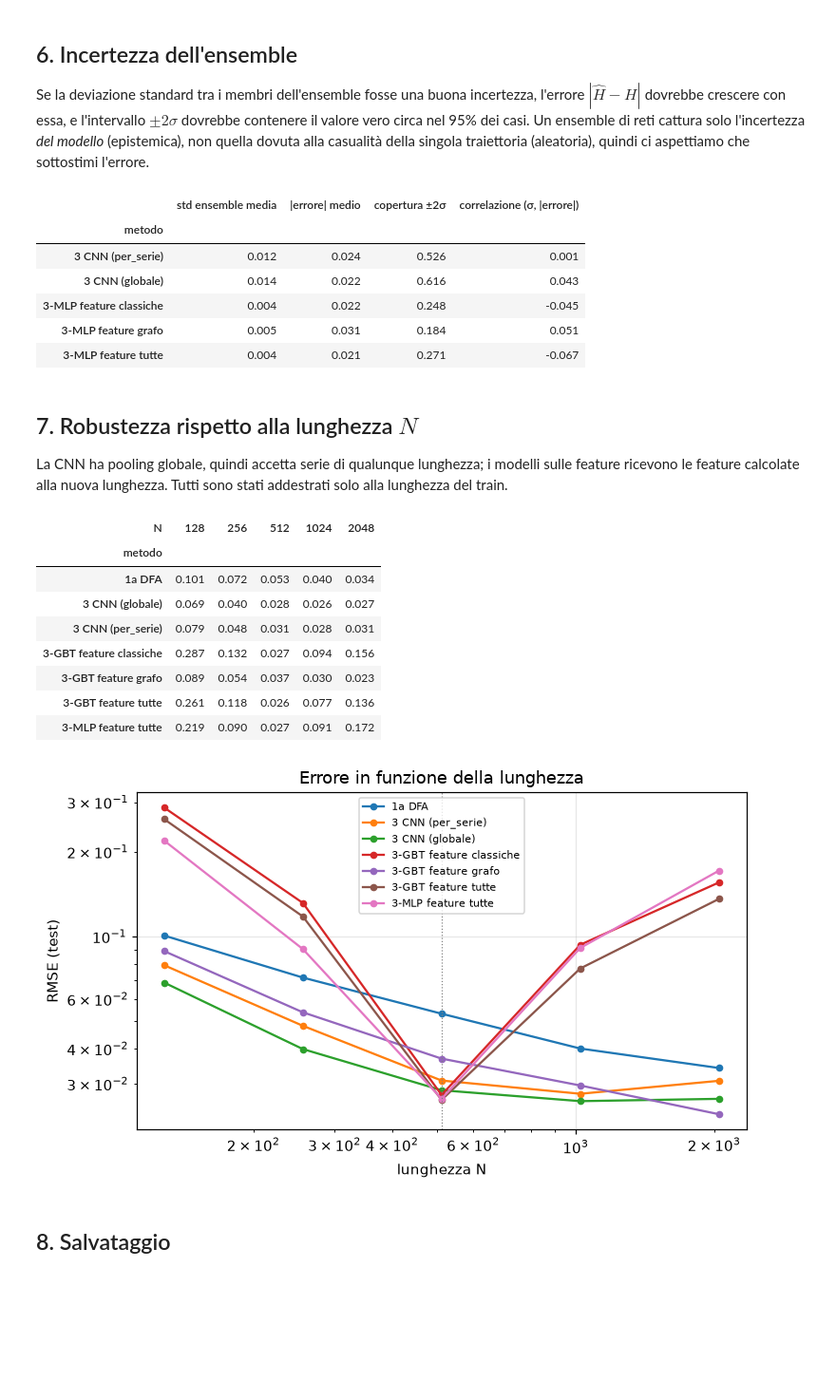
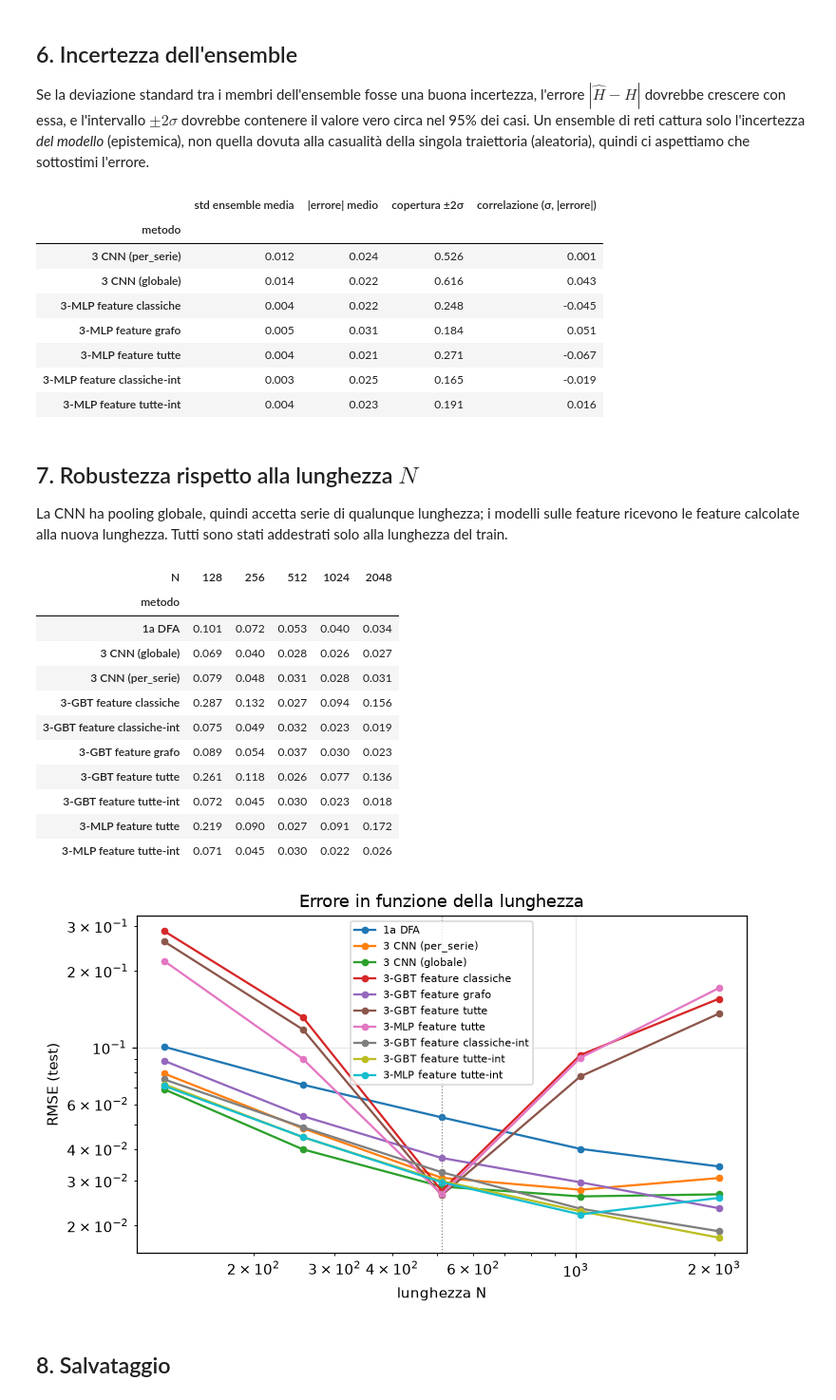
Before and after one commit to Arminas00/stochastic-ml, a Jupyter notebook: 03_cnn_e_feature.ipynb, the cells around one changed output. Shown at 95% size. Cells and saved outputs as stored; diff of their text form; code cells hidden in the pictures; blank space fills up the shorter version.

```diff
--- a/03_cnn_e_feature.ipynb
+++ b/03_cnn_e_feature.ipynb
@@ -201,17 +208,19 @@ Feature standardizzate con media e deviazione del **train** (valori mancanti →
 Due modelli, con lo stesso protocollo: **MLP** (rete densa, ensemble di `N_SEEDS` seed) e
 **gradient boosting** (`HistGradientBoostingRegressor` di scikit-learn, deterministico: un solo modello).
 # %%
-def feature_matrix(f, group):
-    classic = np.column_stack([f["dfa"], f["rs"], f["logF"], f["logRS"]])
-    if group == "classiche":
-        return classic
+def feature_matrix(f, X, group):
     if group == "grafo":
         return f["graph"]
-    return np.column_stack([classic, f["graph"]])
+    if group.endswith("-int"):          # versione indipendente da N e dall'ampiezza (D-30)
+        classic = u.classic_intensive_features(f, X)
+    else:
+        classic = np.column_stack([f["dfa"], f["rs"], f["logF"], f["logRS"]])
+    return classic if group.startswith("classiche") else np.column_stack([classic, f["graph"]])
 
+GROUPS = ["classiche", "grafo", "tutte", "classiche-int", "tutte-int"]
 FSETS = {}
-for group in ["classiche", "grafo", "tutte"]:
-    raw = {s: feature_matrix(feats[s], group) for s in SPLITS}
+for group in GROUPS:
+    raw = {s: feature_matrix(feats[s], ds[s]["X"], group) for s in SPLITS}
     sc = u.FeatureScaler().fit(raw["train"])
     FSETS[group] = {s: sc.transform(raw[s]) for s in SPLITS}
     print(f"{group:<10}: {FSETS[group]['train'].shape[1]} feature")
@@ -280,7 +295,8 @@ for ref in ["0 baseline (media)", "1a DFA"]:
 
 order = ["0 baseline (media)", "1a DFA", "3 CNN (per_serie)", "3 CNN (globale)",
          "3-MLP feature classiche", "3-GBT feature classiche", "3-MLP feature grafo", "3-GBT feature grafo",
-         "3-MLP feature tutte", "3-GBT feature tutte"]
+         "3-MLP feature tutte", "3-GBT feature tutte", "3-MLP feature classiche-int", "3-GBT feature classiche-int",
+         "3-MLP feature tutte-int", "3-GBT feature tutte-int"]
 rows = []
 for name in order:
     m = u.regression_metrics(H["test"], PRED[name]["test"])
@@ -355,6 +375,8 @@ display(pd.DataFrame(rows).set_index("metodo").round(3))
 | 3-MLP feature classiche | 0.004 | 0.022 | 0.248 | -0.045 |
 | 3-MLP feature grafo | 0.005 | 0.031 | 0.184 | 0.051 |
 | 3-MLP feature tutte | 0.004 | 0.021 | 0.271 | -0.067 |
+| 3-MLP feature classiche-int | 0.003 | 0.025 | 0.165 | -0.019 |
+| 3-MLP feature tutte-int | 0.004 | 0.023 | 0.191 | 0.016 |
 # %% [markdown]
 ## 7. Robustezza rispetto alla lunghezza $N$
 
@@ -363,32 +385,36 @@ feature calcolate alla nuova lunghezza. Tutti sono stati addestrati solo alla lu
 # %%
 lengths = sorted([CFG["N"]] + list(CFG["robust_lengths"]))
 split_of = {L: ("test" if L == CFG["N"] else f"test_N{L}") for L in lengths}
 rob = ["1a DFA", "3 CNN (per_serie)", "3 CNN (globale)", "3-GBT feature classiche", "3-GBT feature grafo",
-       "3-GBT feature tutte", "3-MLP feature tutte"]
+       "3-GBT feature tutte", "3-MLP feature tutte", "3-GBT feature classiche-int", "3-GBT feature tutte-int",
+       "3-MLP feature tutte-int"]
 rows = []
 for name in rob:
     for L in lengths:
         s = split_of[L]
         rows.append({"metodo": name, "N": L, "RMSE": u.regression_metrics(H[s], PRED[name][s])["RMSE"]})
 df_rob = pd.DataFrame(rows).pivot(index="metodo", columns="N", values="RMSE")
 display(df_rob.round(3))
 fig, ax = plt.subplots(figsize=(7, 4.2))
 for name in rob:
     ax.plot(lengths, df_rob.loc[name, lengths], "o-", ms=4, label=name)
 ax.axvline(CFG["N"], color="grey", lw=0.8, ls=":")
 ax.set(xscale="log", yscale="log", xlabel="lunghezza N", ylabel="RMSE (test)", title="Errore in funzione della lunghezza")
 ax.legend(fontsize=7); plt.tight_layout(); savefig("rmse_vs_N"); plt.show()
 # %% [output]
 | N | 128 | 256 | 512 | 1024 | 2048 |
 | metodo |  |  |  |  |  |
 | 1a DFA | 0.101 | 0.072 | 0.053 | 0.040 | 0.034 |
 | 3 CNN (globale) | 0.069 | 0.040 | 0.028 | 0.026 | 0.027 |
 | 3 CNN (per_serie) | 0.079 | 0.048 | 0.031 | 0.028 | 0.031 |
 | 3-GBT feature classiche | 0.287 | 0.132 | 0.027 | 0.094 | 0.156 |
+| 3-GBT feature classiche-int | 0.075 | 0.049 | 0.032 | 0.023 | 0.019 |
 | 3-GBT feature grafo | 0.089 | 0.054 | 0.037 | 0.030 | 0.023 |
 | 3-GBT feature tutte | 0.261 | 0.118 | 0.026 | 0.077 | 0.136 |
+| 3-GBT feature tutte-int | 0.072 | 0.045 | 0.030 | 0.023 | 0.018 |
 | 3-MLP feature tutte | 0.219 | 0.090 | 0.027 | 0.091 | 0.172 |
+| 3-MLP feature tutte-int | 0.071 | 0.045 | 0.030 | 0.022 | 0.026 |
-[figure, old version]
+[figure, new version]
 # %% [markdown]
 ## 8. Salvataggio
 # %%
```
Also changed, not shown: parts of 9 cells of this notebook, 7 other files.
